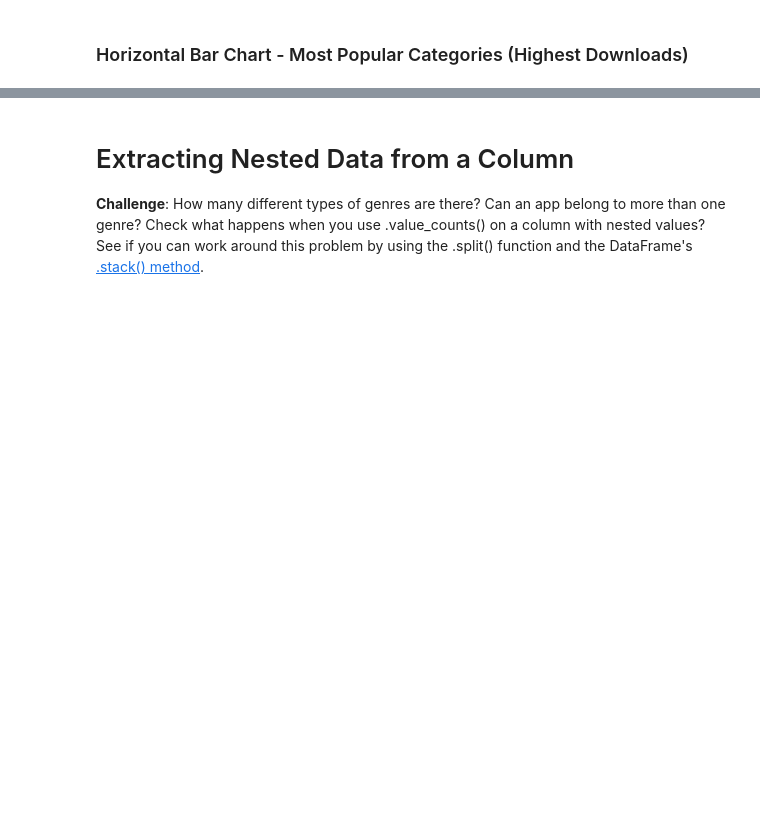
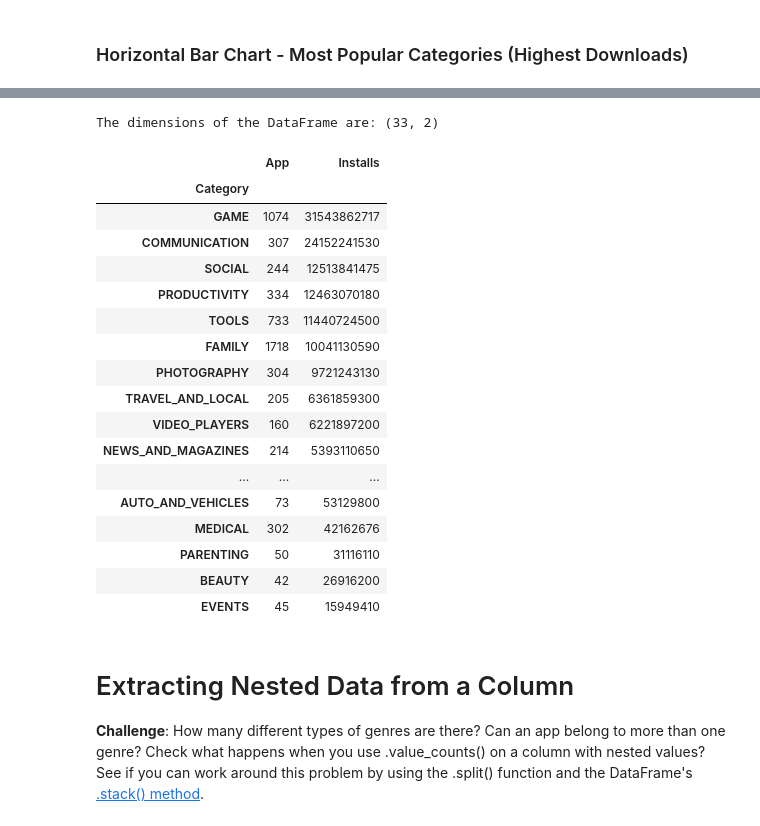
Before and after one commit to ronnin796/Python100Dayspractise, a Jupyter notebook: PYTHONCODES/day76/Google Play Store App Analytics (start).ipynb, the cells around one changed output, grey strips where cells are left out. Drawn from its saved outputs; the diff is of its cells as text; code cells hidden in the pictures; blank space fills up the shorter version.

```diff
--- a/PYTHONCODES/day76/Google Play Store App Analytics (start).ipynb
+++ b/PYTHONCODES/day76/Google Play Store App Analytics (start).ipynb
@@ -249,2 +318,5 @@ price_df = price_df[price_df.index <=250 ]
 # %% [markdown]
 ### Horizontal Bar Chart - Most Popular Categories (Highest Downloads)
+# %%
+category_installs = df_apps_clean.groupby('Category').agg({'Installs': pd.Series.sum})
+category_installs.sort_values('Installs', ascending=True, inplace=True)
@@ -261,3 +341,29 @@ price_df = price_df[price_df.index <=250 ]
 <img src=https://imgur.com/cHsqh6a.png>
 
 *Hint*: Use the size, hover_name and color parameters in .scatter(). To scale the yaxis, call .update_layout() and specify that the yaxis should be on a log-scale like so: yaxis=dict(type='log')
+# %%
+cat_number = df_apps_clean.groupby('Category').agg({'App': pd.Series.count})
+# %%
+cat_merged_df = pd.merge(cat_number, category_installs, on='Category', how="inner")
+print(f'The dimensions of the DataFrame are: {cat_merged_df.shape}')
+cat_merged_df.sort_values('Installs', ascending=False)
+# %% [output]
+The dimensions of the DataFrame are: (33, 2)
+|  | App | Installs |
+| Category |  |  |
+| GAME | 1074 | 31543862717 |
+| COMMUNICATION | 307 | 24152241530 |
+| SOCIAL | 244 | 12513841475 |
+| PRODUCTIVITY | 334 | 12463070180 |
+| TOOLS | 733 | 11440724500 |
+| FAMILY | 1718 | 10041130590 |
+| PHOTOGRAPHY | 304 | 9721243130 |
+| TRAVEL_AND_LOCAL | 205 | 6361859300 |
+| VIDEO_PLAYERS | 160 | 6221897200 |
+| NEWS_AND_MAGAZINES | 214 | 5393110650 |
+| ... | ... | ... |
+| AUTO_AND_VEHICLES | 73 | 53129800 |
+| MEDICAL | 302 | 42162676 |
+| PARENTING | 50 | 31116110 |
+| BEAUTY | 42 | 26916200 |
+| EVENTS | 45 | 15949410 |
```
Also changed, not shown: parts of 13 cells of this notebook.
